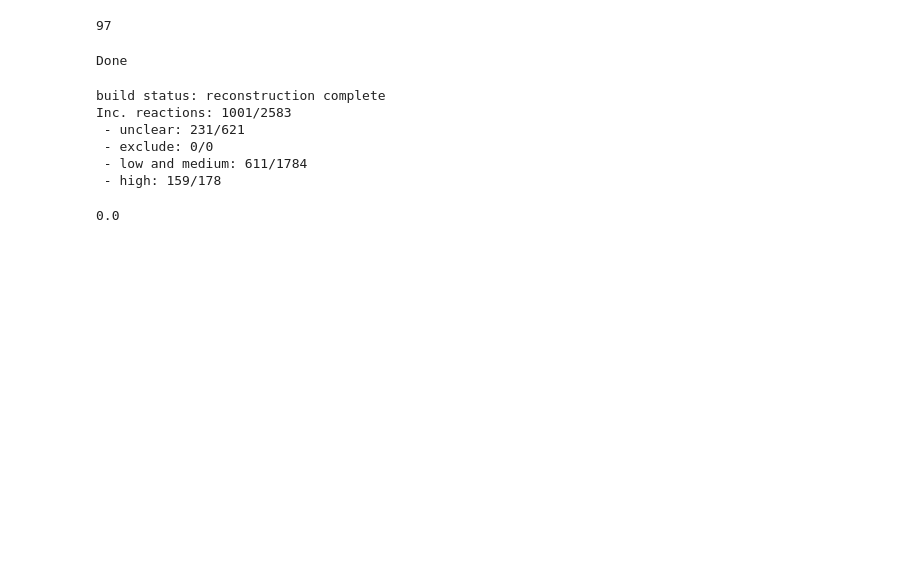
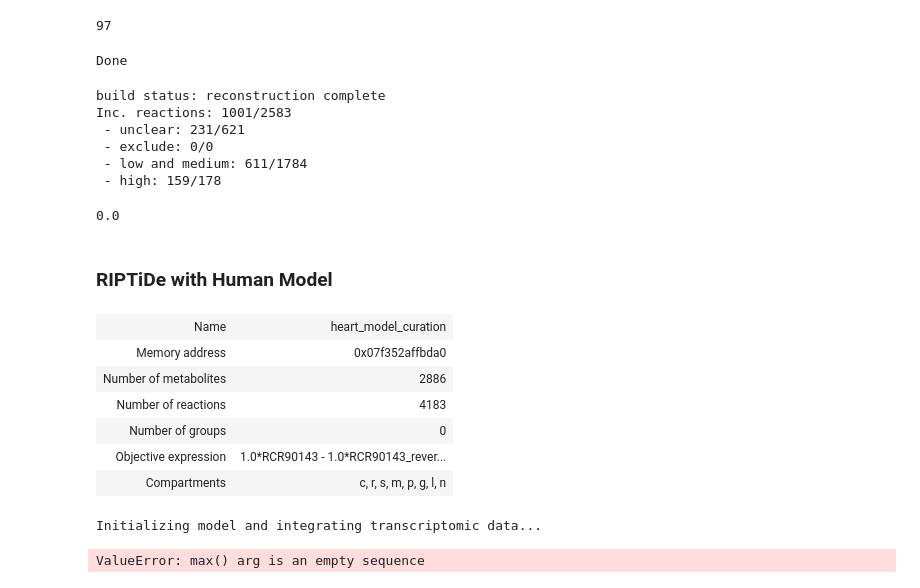
Before and after one commit to csbl/Jenior_RIPTiDe_2020, a Jupyter notebook: notebooks/RIPTiDe testing.ipynb, the cells around one changed output. Cells and saved outputs as stored; diff of their text form; code cells hidden in the pictures; blank space fills up the shorter version.

```diff
--- a/notebooks/RIPTiDe testing.ipynb
+++ b/notebooks/RIPTiDe testing.ipynb
@@ -1290,3 +1350,18 @@ optimal.model.objective = optimal.model.reactions.BIOMASS_Ec_iJO1366_WT_53p95M
 optimal.model.slim_optimize()
 # %% [output]
 0.0
+# %% [markdown]
+### RIPTiDe with Human Model
+# %%
+# Read in model
+heart_model = cobra.io.load_matlab_model('/home/mjenior/Desktop/repos/Jenior_RIPTiDe_2019/data/heart/HeartModel.mat')
+# %%
+heart_model
+# %% [output]
+| Name | heart_model_curation |
+| Memory address | 0x07f352affbda0 |
+| Number of metabolites | 2886 |
+| Number of reactions | 4183 |
+| Number of groups | 0 |
+| Objective expression | 1.0*RCR90143 - 1.0*RCR90143_rever... |
+| Compartments | c, r, s, m, p, g, l, n |
@@ -1292,0 +1384,8 @@ optimal.model.slim_optimize()
+# %%
+# 6 hour time point - Dox
+transcript_Dox_6 = riptide.read_transcription_file(file='/home/mjenior/Desktop/repos/Jenior_RIPTiDe_2019/data/heart/transcript_Dox_6.tsv',
+                                                  header=True, replicates=True)
+heart_Dox_6 = riptide.contextualize(heart_model, transcriptome=transcript_Dox_6)
+# %% [output]
+Initializing model and integrating transcriptomic data...
+ValueError: max() arg is an empty sequence
```
Also changed, not shown: parts of 23 cells of this notebook, 53 other files.
